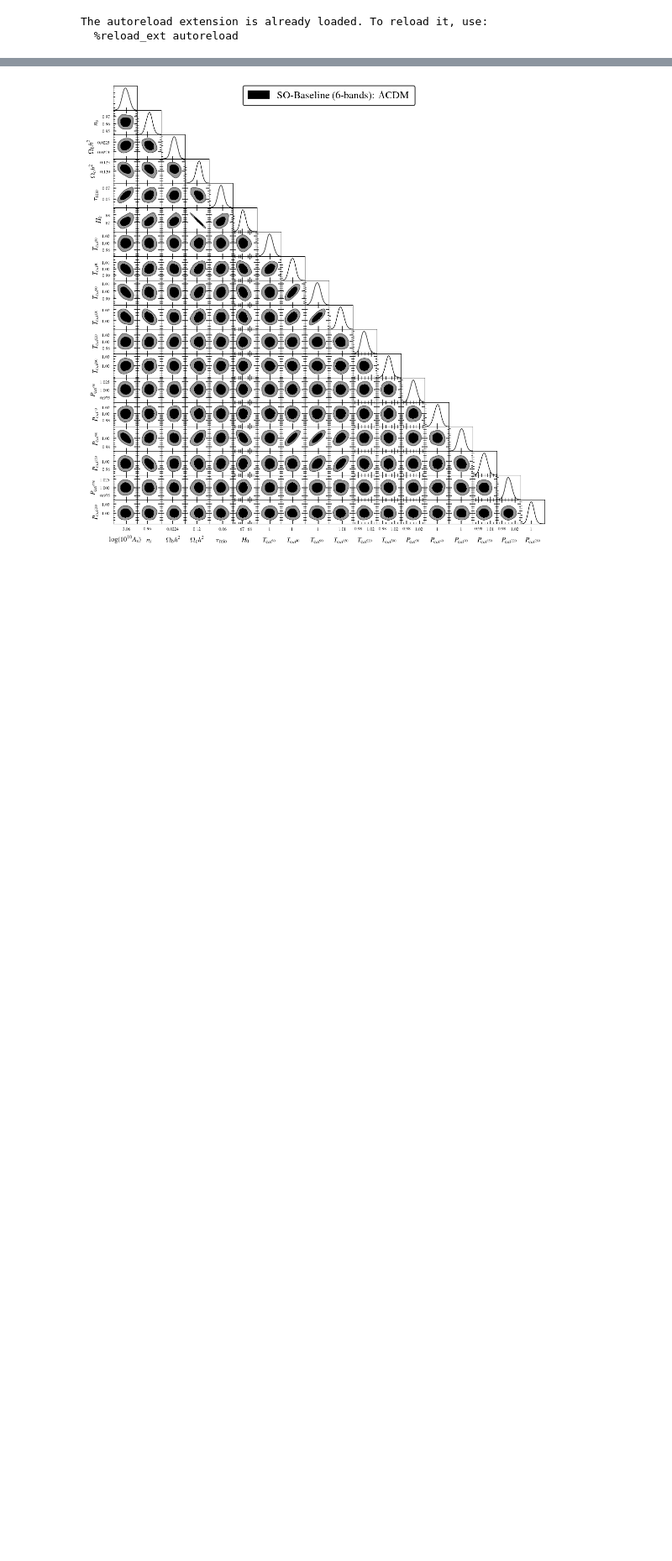
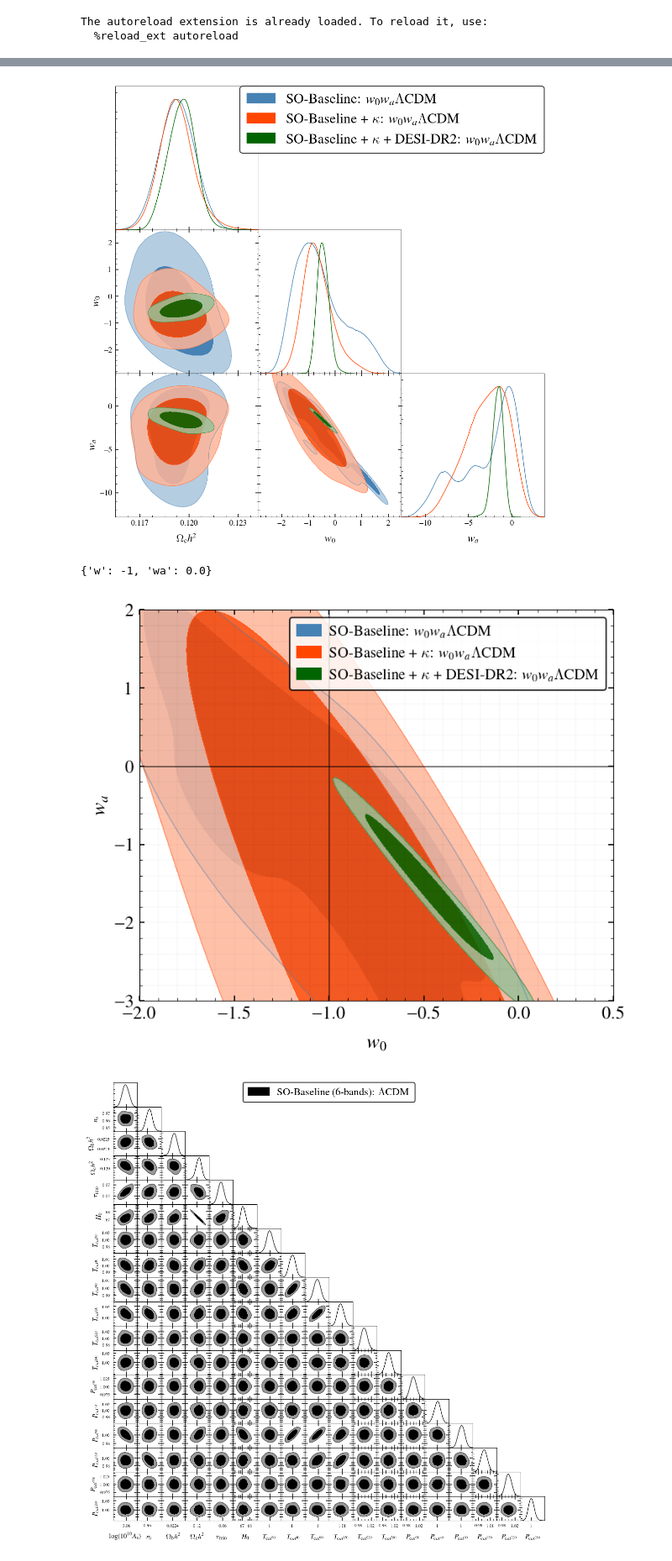
Before and after one commit to sriniraghunathan/CMB_BAO_SNe_likelihoods, a Jupyter notebook: analyse_chains.ipynb, the cells around one changed output, grey strips where cells are left out. Shown at 84% size. Saved outputs shown, nothing was run; the diff lists cells and outputs as text; code cells hidden in the pictures; blank space fills up the shorter version.

```diff
--- a/analyse_chains.ipynb
+++ b/analyse_chains.ipynb
@@ -196,3 +208,70 @@ show();
+# %%
+chains_to_plot = [
+                 'so_baseline_TTEETE_w0walcdm',
+                 'so_baseline_TTEETEPP_w0walcdm',
+                 'so_baseline_TTEETEPP_desidr2bao_w0walcdm',
+                ]
+from getdist.gaussian_mixtures import Gaussian1D, Gaussian2D, GaussianND
+samples_to_plot, labels_arr = [], []
+for chainname in chains_to_plot:
+    samples_to_plot.append( samples_dic[chainname] )
+    labels_arr.append( chains_dic[chainname] )
+
+g = plots.get_subplot_plotter(width_inch=7.5)
+g.settings.title_limit_fontsize = 20
+g.settings.legend_fontsize = 18
+###g.settings.alpha_filled_add = 0.4
+g.settings.scaling = True # prevent scaling down font sizes even though small subplots
+g.triangle_plot(samples_to_plot, params=['omch2', 'w', 'wa'], filled=True, \
+                legend_labels = labels_arr,
+                ###param_limits = param_limits_dic, \
+                #contour_colors=['darkgreen', 'orangered', 'goldenrod', 'navy', 'black'],
+                ##contour_colors=['tab:blue', 'tab:green', 'tab:red', 'black', 'goldenrod'],
+                contour_colors=['steelblue', 'orangered', 'darkgreen', 'black'],
+                analysis_settings={'ignore_rows': 0.5})#, contour_ls = ls_arr, contour_lw = lw_arr, legend_ncol = len(param_names), param_limits = param_limits_dic)
+g.settings.alpha_filled_add=0.8
+show();
+
+paramnames = ['w', 'wa']
+param_limits_dic = {'w': [-4, 4.], 'wa': [-4, 4.]}
+param_limits_dic = {'omegam': [0.2, 0.6], 'w': [-2., 0.5], 'wa': [-3., 2.]}
+g = plots.get_subplot_plotter(width_inch=5.2)
+g.settings.legend_fontsize = 10
+g.settings.num_plot_contours = 2
+g.settings.subplot_size_ratio = 0.85
+g.settings.scaling = False #True
+g.settings.axes_fontsize = 12
+g.settings.axes_labelsize = 13
+g.plots_2d(samples_to_plot, param_pairs=[['w', 'wa']], filled=True, \
+           lims = [param_limits_dic['w'][0], param_limits_dic['w'][1], param_limits_dic['wa'][0], param_limits_dic['wa'][1]],
+           #legend_labels = labels_arr, \
+           legend_labels = '',
+           colors=['steelblue', 'orangered', 'darkgreen', 'black'],
+           )#, contour_ls = ls_arr, contour_lw = lw_arr, legend_ncol = len(param_names)
+
+chainname_for_bestfit = 'so_baseline_TTEETEPP_desidr2bao_w0walcdm'
+samples_for_bestfit = samples_dic[chainname_for_bestfit]
+paramnames = np.asarray( samples_for_bestfit.getParamNames().list() )
+best_fit_dic = {'w': -1, 'wa': 0.}
+if (0):
+    for ppp in ['w', 'wa']:
+        pind = np.where( paramnames == ppp )[0]
+        best_fit_dic[ppp] = samples_for_bestfit.getMeans()[pind][0]
+
+for ax in g.subplots[:,0]:
+    #ax.axvline(-1., lw = 0.2, alpha = 0.5, ls = '-.'); ax.axhline(0., lw = 0.2, alpha = 0.5, ls = '-.')
+    ax.axvline(best_fit_dic['w'], lw = 0.5, alpha = 1.);
+    ax.axhline(best_fit_dic['wa'], lw = 0.5, alpha = 1.)
+    #ax.plot([], [], 'k-', lw = 0.5, alpha = 1., label = r'[$w, w_{a}$ = (%g, %g)]' %(best_fit_dic['w'], best_fit_dic['wa']))
+ax.grid(True, lw = 0.2, alpha = 0.1, which = 'both', axis = 'both', zorder = -10)
+g.add_legend(labels_arr, colored_text=False, legend_loc = 1, handlelength = 1.6, handletextpad = 0.5);
+
+print(best_fit_dic)
+show(); #sys.exit()
+# %% [output]
+[figure, added]
+{'w': -1, 'wa': 0.0}
+[figure, added]
 # %%
 chains_to_plot = [
                  'so_baseline_multiplebands',
```
Also changed, not shown: parts of 3 cells of this notebook.
